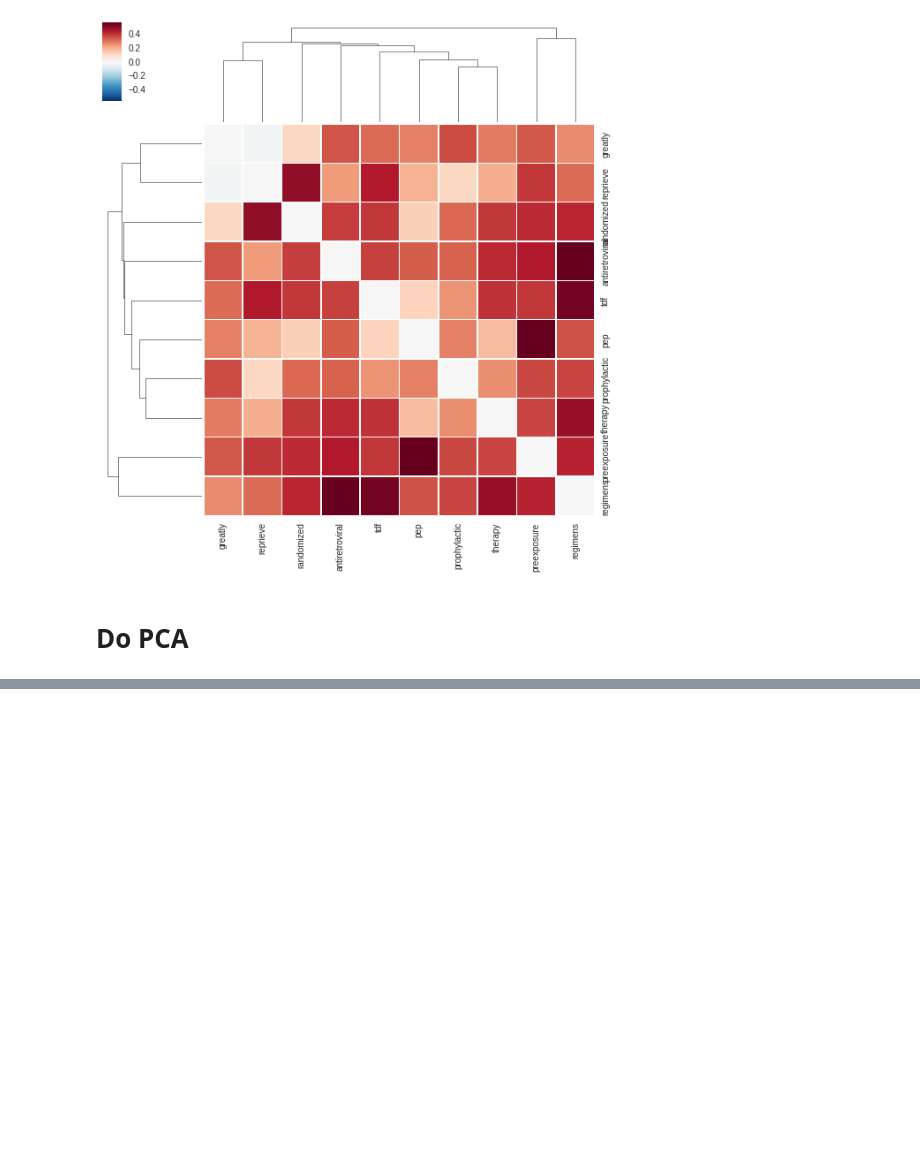
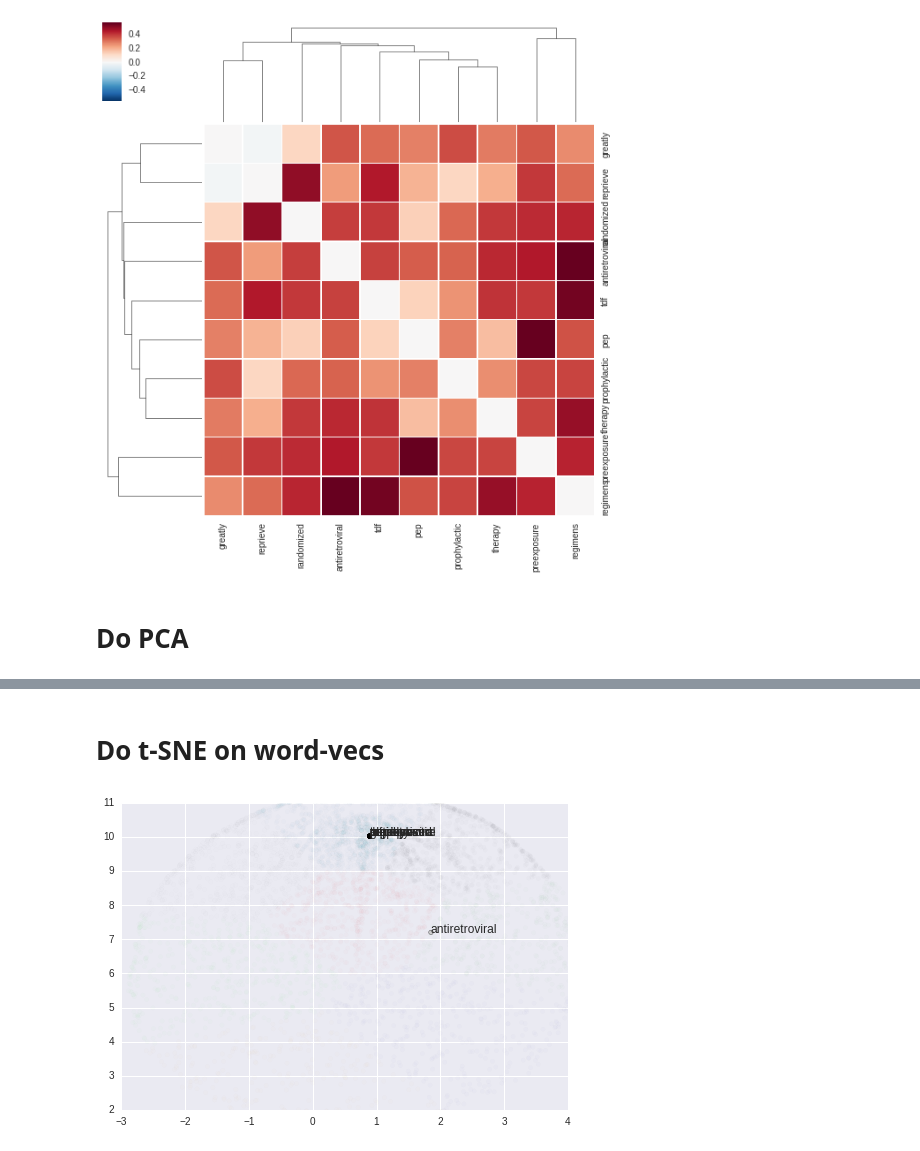
Before and after one commit to quinngroup/sm_w2v, a Jupyter notebook: notebooks/red_prophylaxis.ipynb, the cells around one changed output, grey strips where cells are left out. Drawn from its saved outputs; the diff is of its cells as text; code cells hidden in the pictures; blank space fills up the shorter version.

```diff
--- a/notebooks/red_prophylaxis.ipynb
+++ b/notebooks/red_prophylaxis.ipynb
@@ -90,2 +90,8 @@ print(explained_variances)
 explained variance ratio:
 [ 0.0517748   0.03537987]
+# %% [markdown]
+# Do t-SNE on word-vecs
+# %%
+make_tsne_plot(model, rel_wds, (-3,4,2,11), "red_proph_tsne")
+# %% [output]
+[figure, added]
```
Also changed, not shown: parts of 1 cell of this notebook, 13 other files.
